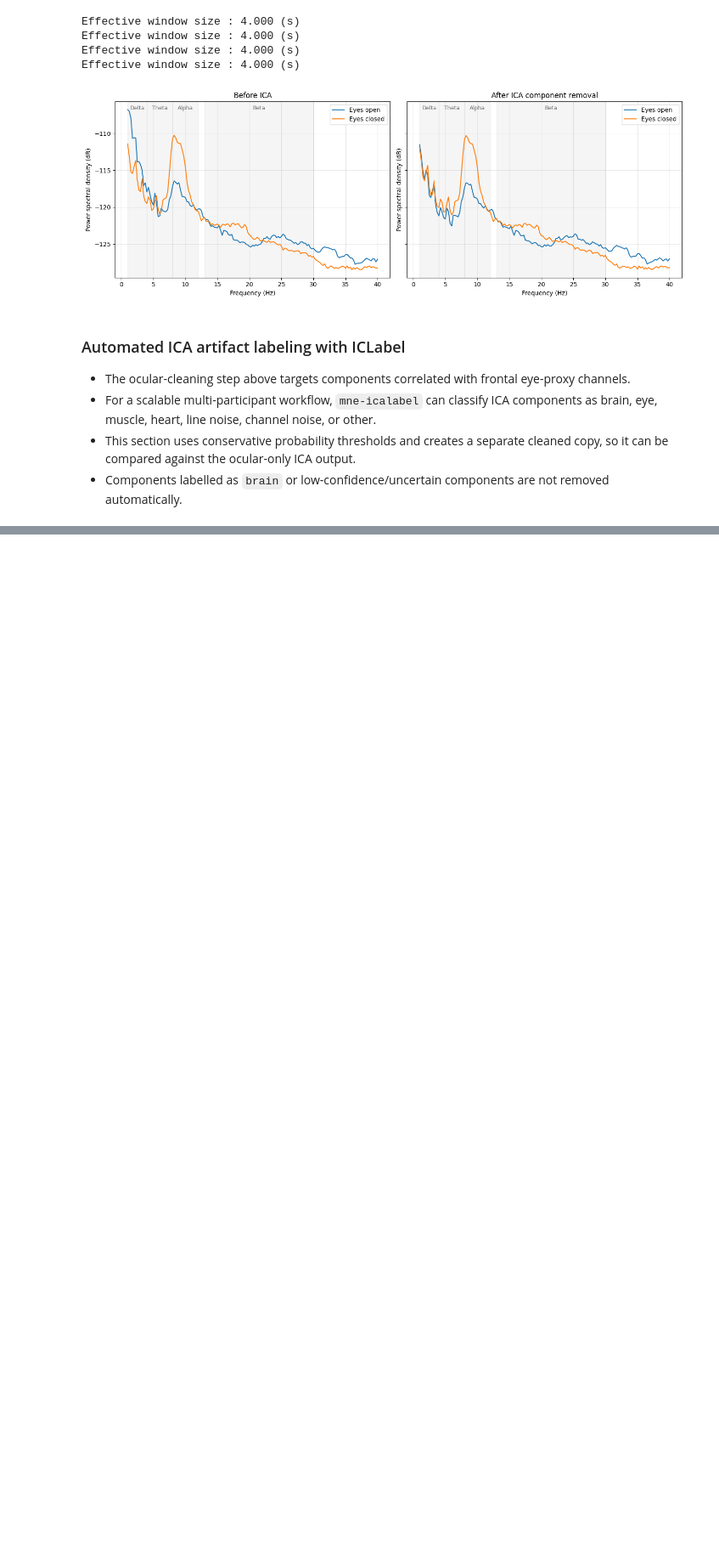
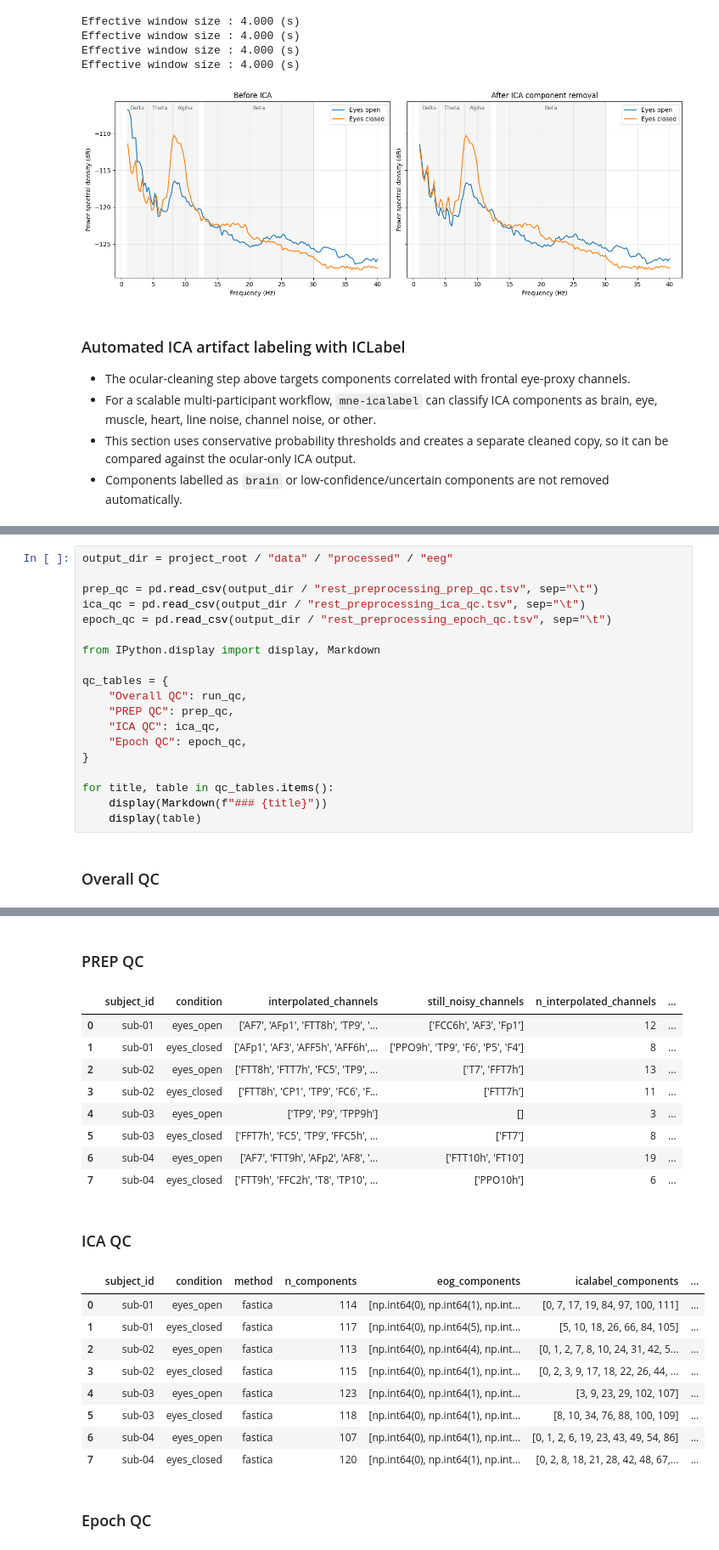
Before and after one commit to nmarryatt/neurogenetics-ml, a Jupyter notebook: notebooks/02_Preprocessing.ipynb, the cells around one changed output, grey strips where cells are left out. Shown at 85% size. Cells and saved outputs as stored; diff of their text form; blank space fills up the shorter version.

```diff
--- a/notebooks/02_Preprocessing.ipynb
+++ b/notebooks/02_Preprocessing.ipynb
@@ -677,0 +813,21 @@ Effective window size : 4.000 (s)
+# %%
+output_dir = project_root / "data" / "processed" / "eeg"
+
+prep_qc = pd.read_csv(output_dir / "rest_preprocessing_prep_qc.tsv", sep="\t")
+ica_qc = pd.read_csv(output_dir / "rest_preprocessing_ica_qc.tsv", sep="\t")
+epoch_qc = pd.read_csv(output_dir / "rest_preprocessing_epoch_qc.tsv", sep="\t")
+
+from IPython.display import display, Markdown
+
+qc_tables = {
+    "Overall QC": run_qc,
+    "PREP QC": prep_qc,
+    "ICA QC": ica_qc,
+    "Epoch QC": epoch_qc,
+}
+
+for title, table in qc_tables.items():
+    display(Markdown(f"### {title}"))
+    display(table)
+# %% [output]
+### Overall QC
@@ -677,0 +839,21 @@ Effective window size : 4.000 (s)
+### PREP QC
+|  | subject_id | condition | interpolated_channels | still_noisy_channels | n_interpolated_channels | ... |
+| 0 | sub-01 | eyes_open | ['AF7', 'AFp1', 'FTT8h', 'TP9', '... | ['FCC6h', 'AF3', 'Fp1'] | 12 | ... |
+| 1 | sub-01 | eyes_closed | ['AFp1', 'AF3', 'AFF5h', 'AFF6h',... | ['PPO9h', 'TP9', 'F6', 'P5', 'F4'] | 8 | ... |
+| 2 | sub-02 | eyes_open | ['FTT8h', 'FTT7h', 'FC5', 'TP9', ... | ['T7', 'FFT7h'] | 13 | ... |
+| 3 | sub-02 | eyes_closed | ['FTT8h', 'CP1', 'TP9', 'FC6', 'F... | ['FTT7h'] | 11 | ... |
+| 4 | sub-03 | eyes_open | ['TP9', 'P9', 'TPP9h'] | [] | 3 | ... |
+| 5 | sub-03 | eyes_closed | ['FFT7h', 'FC5', 'TP9', 'FFC5h', ... | ['FT7'] | 8 | ... |
+| 6 | sub-04 | eyes_open | ['AF7', 'FTT9h', 'AFp2', 'AF8', '... | ['FTT10h', 'FT10'] | 19 | ... |
+| 7 | sub-04 | eyes_closed | ['FTT9h', 'FFC2h', 'T8', 'TP10', ... | ['PPO10h'] | 6 | ... |
+### ICA QC
+|  | subject_id | condition | method | n_components | eog_components | icalabel_components | ... |
+| 0 | sub-01 | eyes_open | fastica | 114 | [np.int64(0), np.int64(1), np.int... | [0, 7, 17, 19, 84, 97, 100, 111] | ... |
+| 1 | sub-01 | eyes_closed | fastica | 117 | [np.int64(0), np.int64(5), np.int... | [5, 10, 18, 26, 66, 84, 105] | ... |
+| 2 | sub-02 | eyes_open | fastica | 113 | [np.int64(0), np.int64(4), np.int... | [0, 1, 2, 7, 8, 10, 24, 31, 42, 5... | ... |
+| 3 | sub-02 | eyes_closed | fastica | 115 | [np.int64(0), np.int64(1), np.int... | [0, 2, 3, 9, 17, 18, 22, 26, 44, ... | ... |
+| 4 | sub-03 | eyes_open | fastica | 123 | [np.int64(0), np.int64(1), np.int... | [3, 9, 23, 29, 102, 107] | ... |
+| 5 | sub-03 | eyes_closed | fastica | 118 | [np.int64(0), np.int64(1), np.int... | [8, 10, 34, 76, 88, 100, 109] | ... |
+| 6 | sub-04 | eyes_open | fastica | 107 | [np.int64(0), np.int64(1), np.int... | [0, 1, 2, 6, 19, 23, 43, 49, 54, 86] | ... |
+| 7 | sub-04 | eyes_closed | fastica | 120 | [np.int64(0), np.int64(1), np.int... | [0, 2, 8, 18, 21, 28, 42, 48, 67,... | ... |
+### Epoch QC
```
Also changed, not shown: parts of 13 cells of this notebook, 3 other files.
